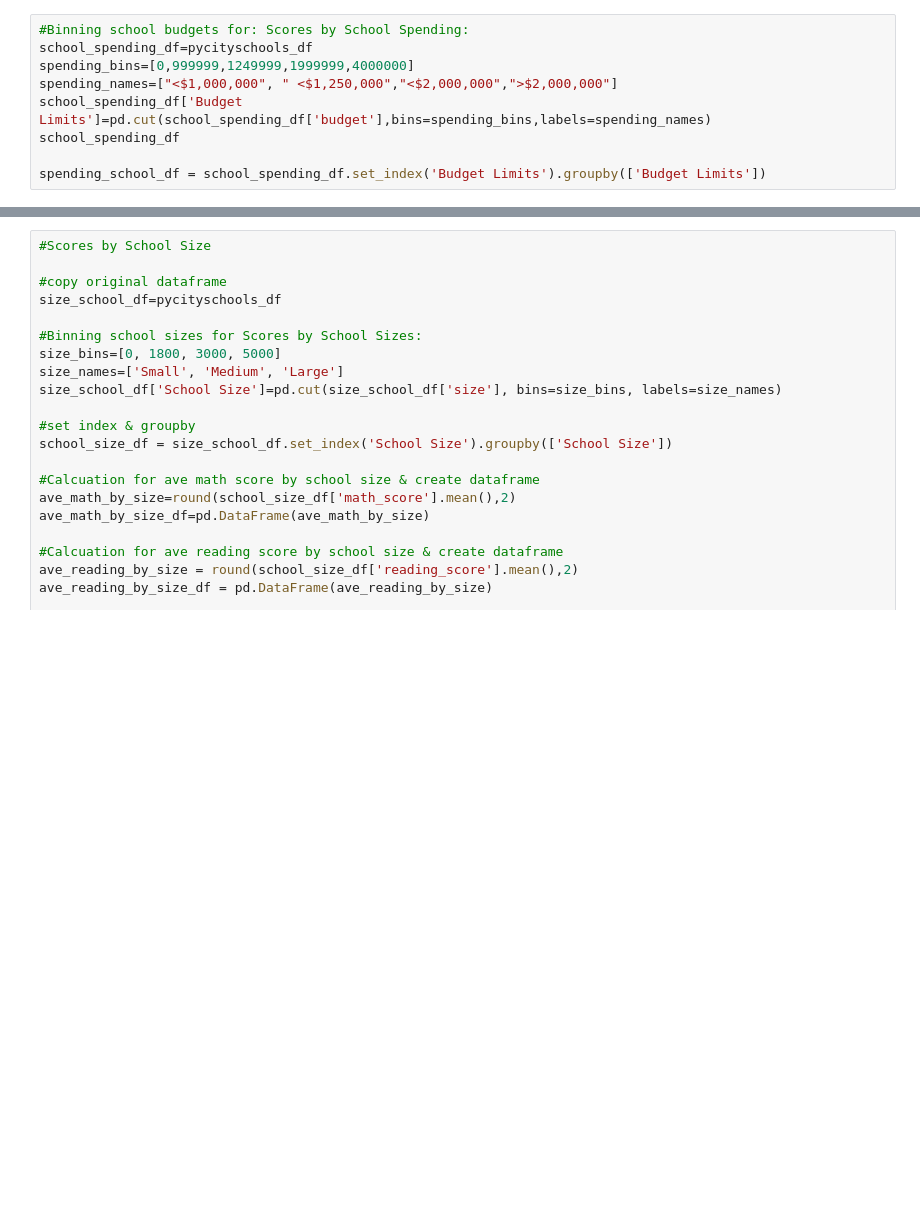
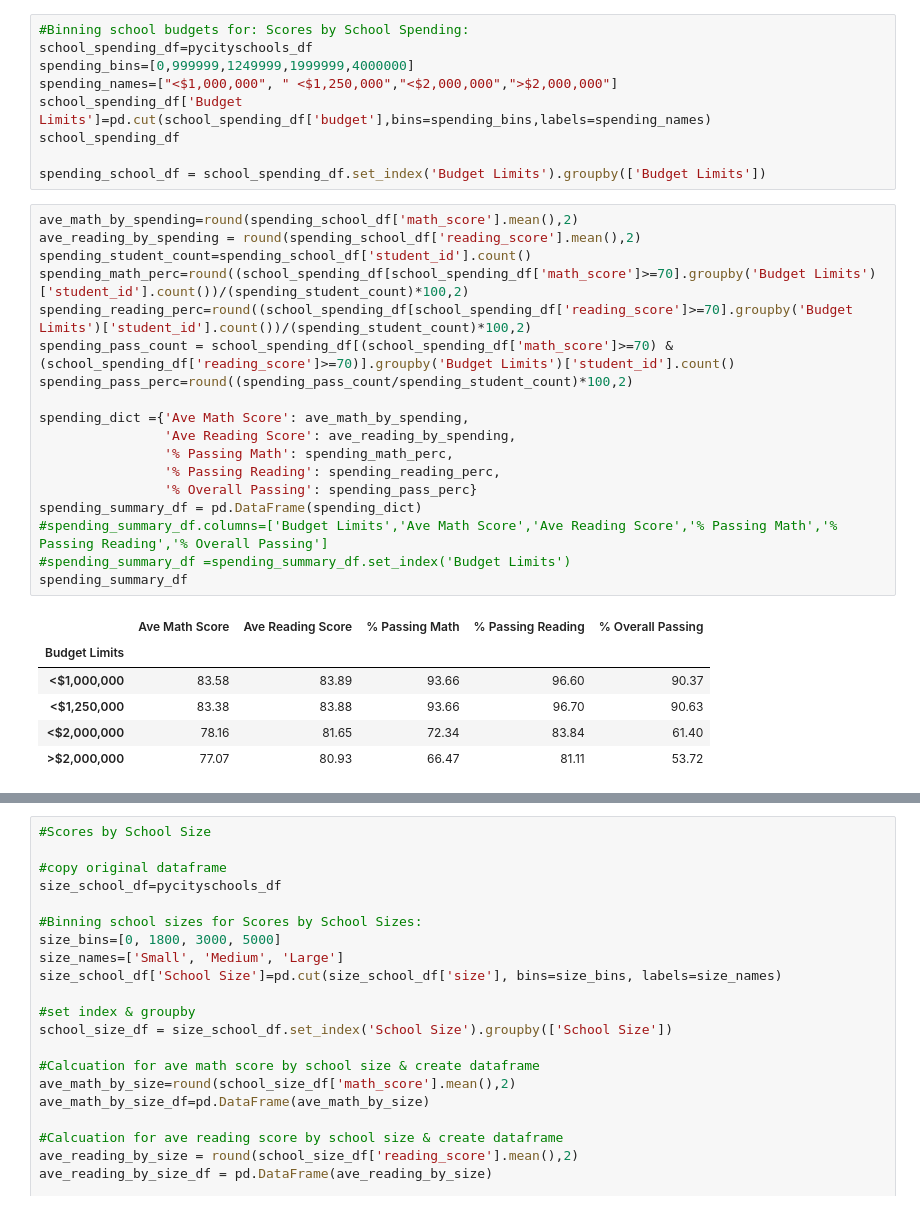
Before and after one commit to rketchum95/pandas-challenge, a Jupyter notebook: PyCitySchools/Main.ipynb, the cells around one changed output, grey strips where cells are left out. Cells and saved outputs as stored; diff of their text form; blank space fills up the shorter version.

Commit message:
Recoded Scores by School Spending Summary

```diff
--- a/PyCitySchools/Main.ipynb
+++ b/PyCitySchools/Main.ipynb
@@ -193,3 +193,28 @@ school_spending_df['Budget Limits']=pd.cut(school_spending_df['budget'],bins=spe
 school_spending_df
 
 spending_school_df = school_spending_df.set_index('Budget Limits').groupby(['Budget Limits'])
+# %%
+ave_math_by_spending=round(spending_school_df['math_score'].mean(),2)
+ave_reading_by_spending = round(spending_school_df['reading_score'].mean(),2)
+spending_student_count=spending_school_df['student_id'].count()
+spending_math_perc=round((school_spending_df[school_spending_df['math_score']>=70].groupby('Budget Limits')['student_id'].count())/(spending_student_count)*100,2)
+spending_reading_perc=round((school_spending_df[school_spending_df['reading_score']>=70].groupby('Budget Limits')['student_id'].count())/(spending_student_count)*100,2)
+spending_pass_count = school_spending_df[(school_spending_df['math_score']>=70) & (school_spending_df['reading_score']>=70)].groupby('Budget Limits')['student_id'].count()
+spending_pass_perc=round((spending_pass_count/spending_student_count)*100,2)
+
+spending_dict ={'Ave Math Score': ave_math_by_spending,
+                'Ave Reading Score': ave_reading_by_spending,
+                '% Passing Math': spending_math_perc,
+                '% Passing Reading': spending_reading_perc,
+                '% Overall Passing': spending_pass_perc}
+spending_summary_df = pd.DataFrame(spending_dict)
+#spending_summary_df.columns=['Budget Limits','Ave Math Score','Ave Reading Score','% Passing Math','% Passing Reading','% Overall Passing']
+#spending_summary_df =spending_summary_df.set_index('Budget Limits')
+spending_summary_df
+# %% [output]
+|  | Ave Math Score | Ave Reading Score | % Passing Math | % Passing Reading | % Overall Passing |
+| Budget Limits |  |  |  |  |  |
+| <$1,000,000 | 83.58 | 83.89 | 93.66 | 96.60 | 90.37 |
+| <$1,250,000 | 83.38 | 83.88 | 93.66 | 96.70 | 90.63 |
+| <$2,000,000 | 78.16 | 81.65 | 72.34 | 83.84 | 61.40 |
+| >$2,000,000 | 77.07 | 80.93 | 66.47 | 81.11 | 53.72 |
```
Also changed, not shown: parts of 2 cells of this notebook.
